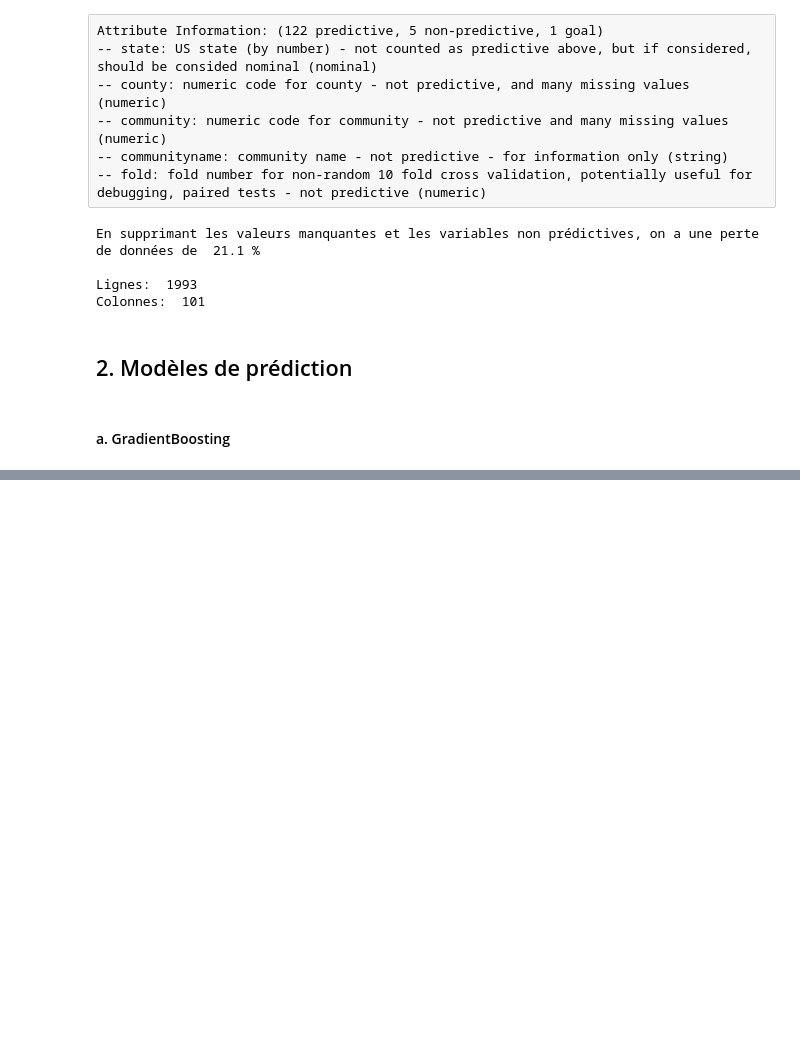
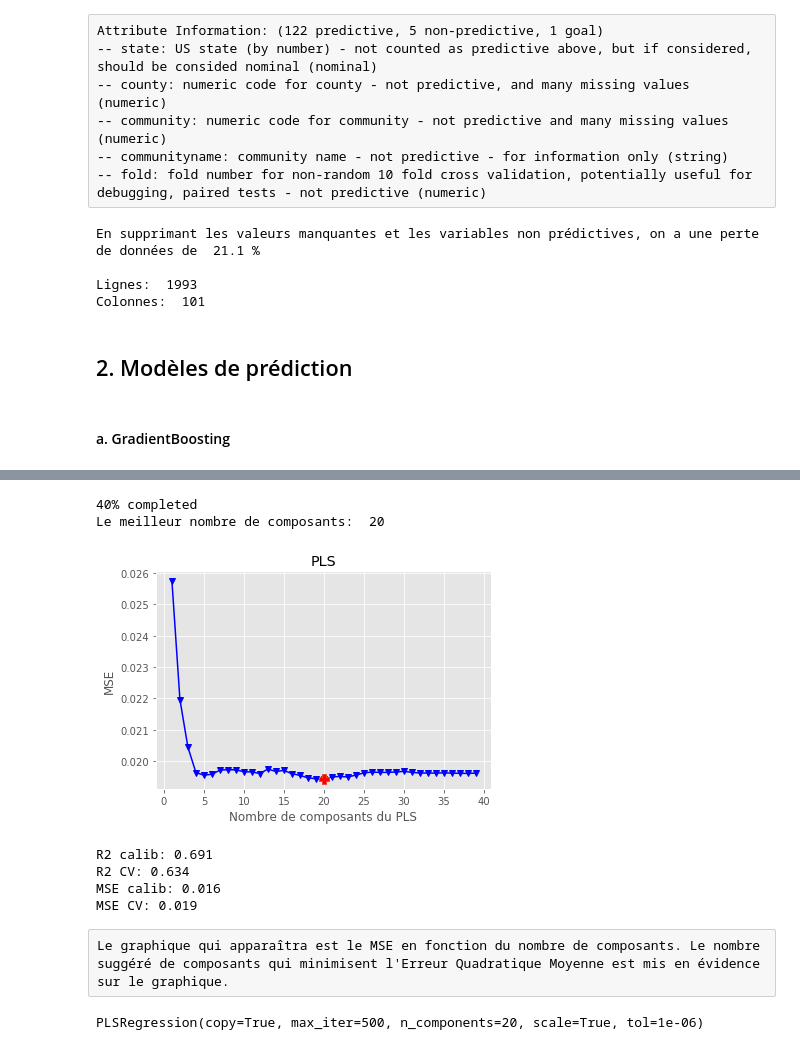
Before and after one commit to Malick-W/Projets, a Jupyter notebook: Statistique_en_grande_dimension/WADE_Malick_Exercice_2_Communities_and_Crime.ipynb, the cells around one changed output, grey strips where cells are left out. Saved outputs shown, nothing was run; the diff lists cells and outputs as text; code cells hidden in the pictures; blank space fills up the shorter version.

```diff
--- a/Statistique_en_grande_dimension/WADE_Malick_Exercice_2_Communities_and_Crime.ipynb
+++ b/Statistique_en_grande_dimension/WADE_Malick_Exercice_2_Communities_and_Crime.ipynb
@@ -317,0 +368,20 @@ plt.show()
+# %%
+from sklearn.model_selection import cross_val_predict
+from sys import stdout
+
+optimise_pls_cv(X_train,y_train, 40, plot_components=True)
+# %% [output]
+40% completed
+Le meilleur nombre de composants:  20
+[figure, added]
+R2 calib: 0.691
+R2 CV: 0.634
+MSE calib: 0.016
+MSE CV: 0.019
+# %% [raw]
+Le graphique qui apparaîtra est le MSE en fonction du nombre de composants. Le nombre suggéré de composants qui minimisent l'Erreur Quadratique Moyenne est mis en évidence sur le graphique.
+# %%
+pls = PLSRegression(n_components=20)
+pls.fit(X_train,y_train)
+# %% [output]
+PLSRegression(copy=True, max_iter=500, n_components=20, scale=True, tol=1e-06)
```
Also changed, not shown: parts of 13 cells of this notebook.
